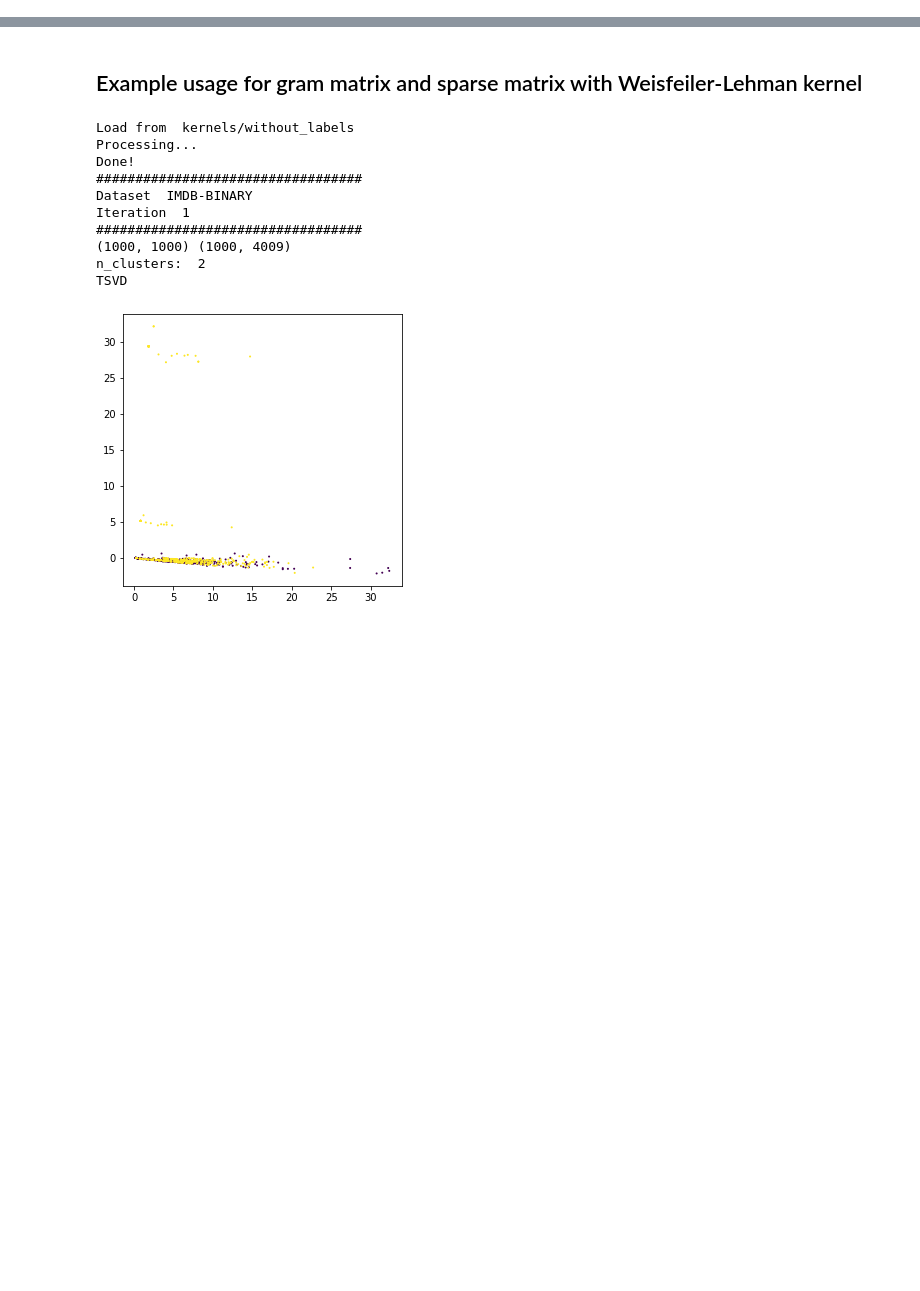
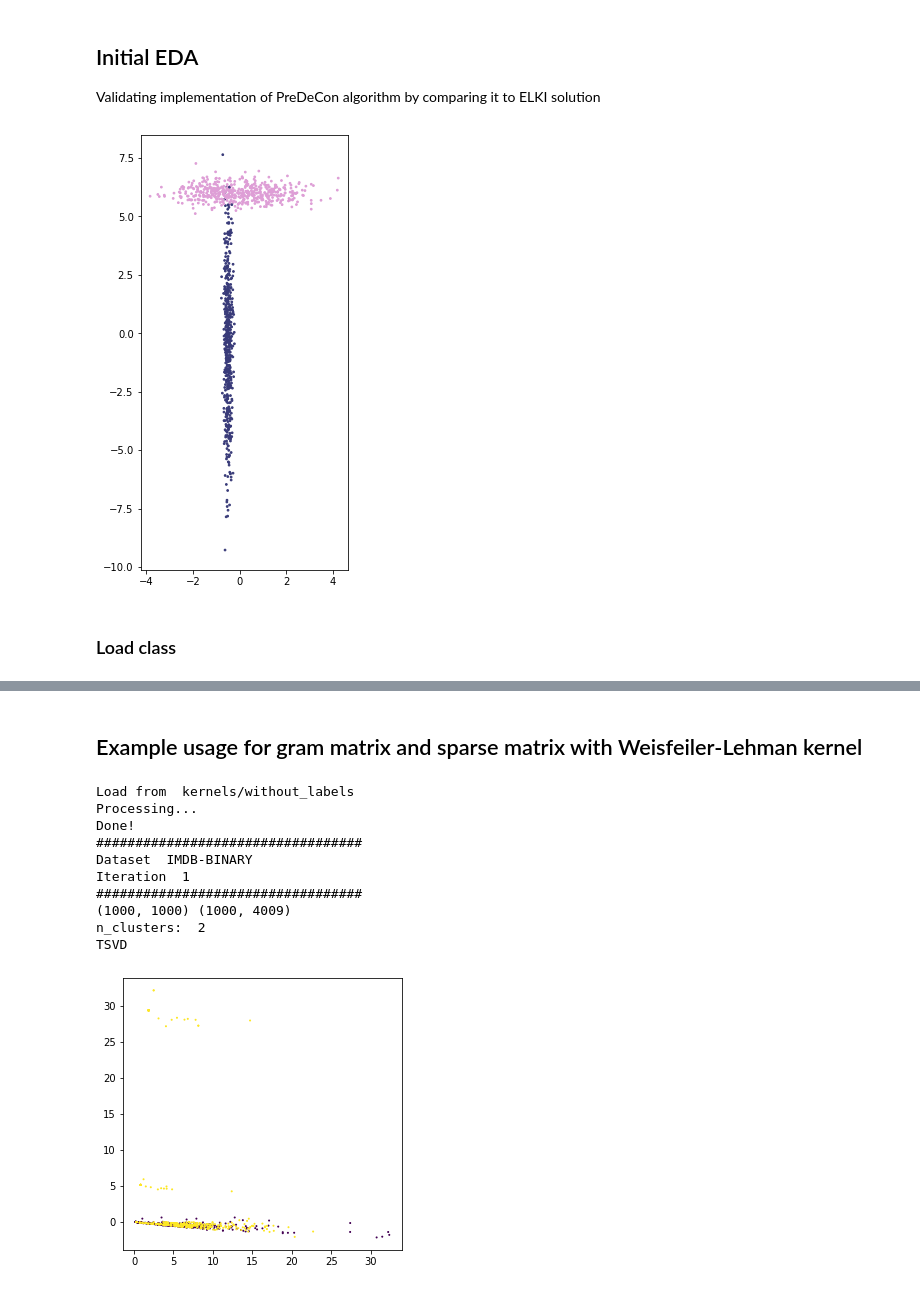
Before and after one commit to ratzenboe/datamining-team1, a Jupyter notebook: 1c-analysis/group1-task1.ipynb, the cells around one changed output, grey strips where cells are left out. Saved outputs shown, nothing was run; the diff lists cells and outputs as text; code cells hidden in the pictures; blank space fills up the shorter version.

```diff
--- a/1c-analysis/group1-EDA.ipynb
+++ b/1c-analysis/group1-task1.ipynb
@@ -5,0 +31,21 @@
+# %% [markdown]
+## Initial EDA
+
+Validating implementation of PreDeCon algorithm by comparing it to ELKI solution
+# %%
+centers = [[-5, 0], [-0., 6/0.3]]
+X, y = make_blobs(n_samples=1000, centers=centers, random_state=4)
+trafo_0 = [[.1, 0.1], [0., 3]]
+trafo_1 = [[1.5, 0.], [0., 0.3]]
+X[y==0] = np.dot(X[y==0], trafo_0)
+X[y==1] = np.dot(X[y==1], trafo_1)
+
+nb_points, nb_dimensions = X.shape
+# %%
+plt.figure(figsize=(5,8))
+plt.scatter(*X.T, c=y, s=3, cmap='tab20b')
+plt.gca().set_aspect('equal')
+# %% [output]
+[figure, added]
+# %% [markdown]
+### Load class
```
Also changed, not shown: parts of 10 cells of this notebook, 2 other files.
